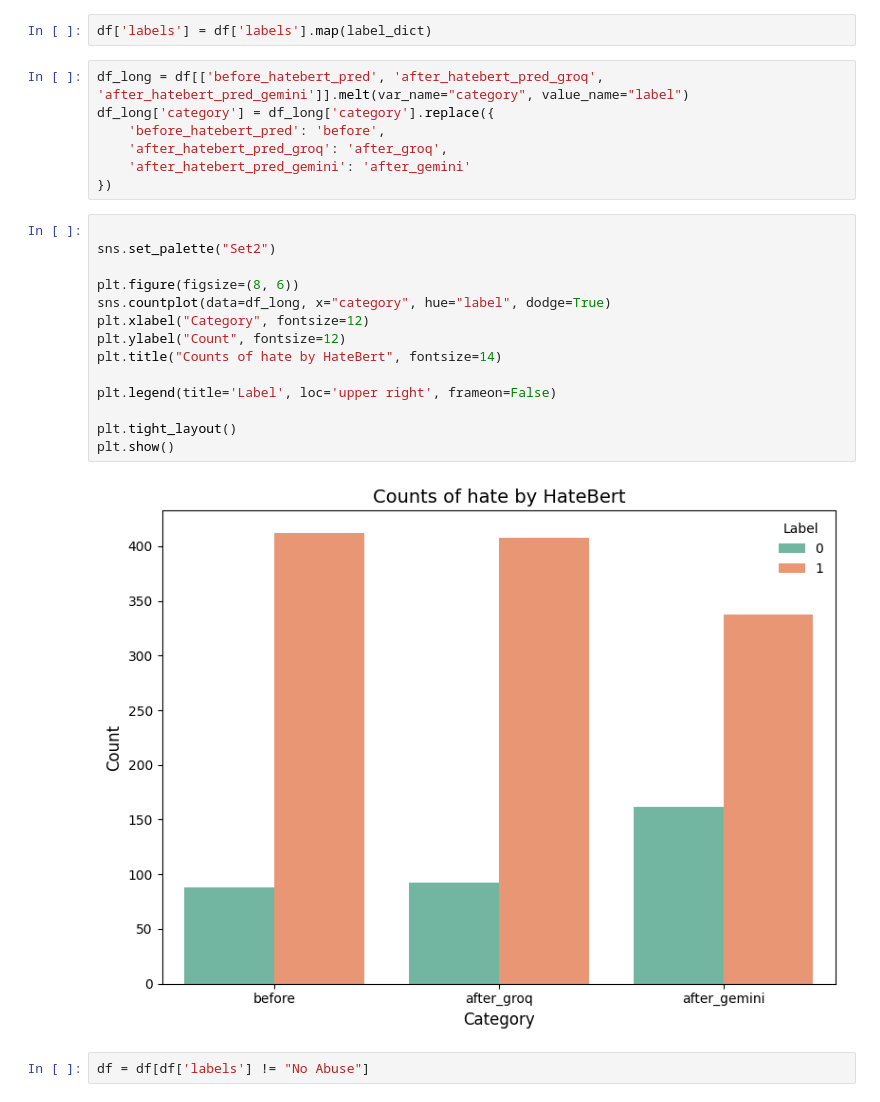
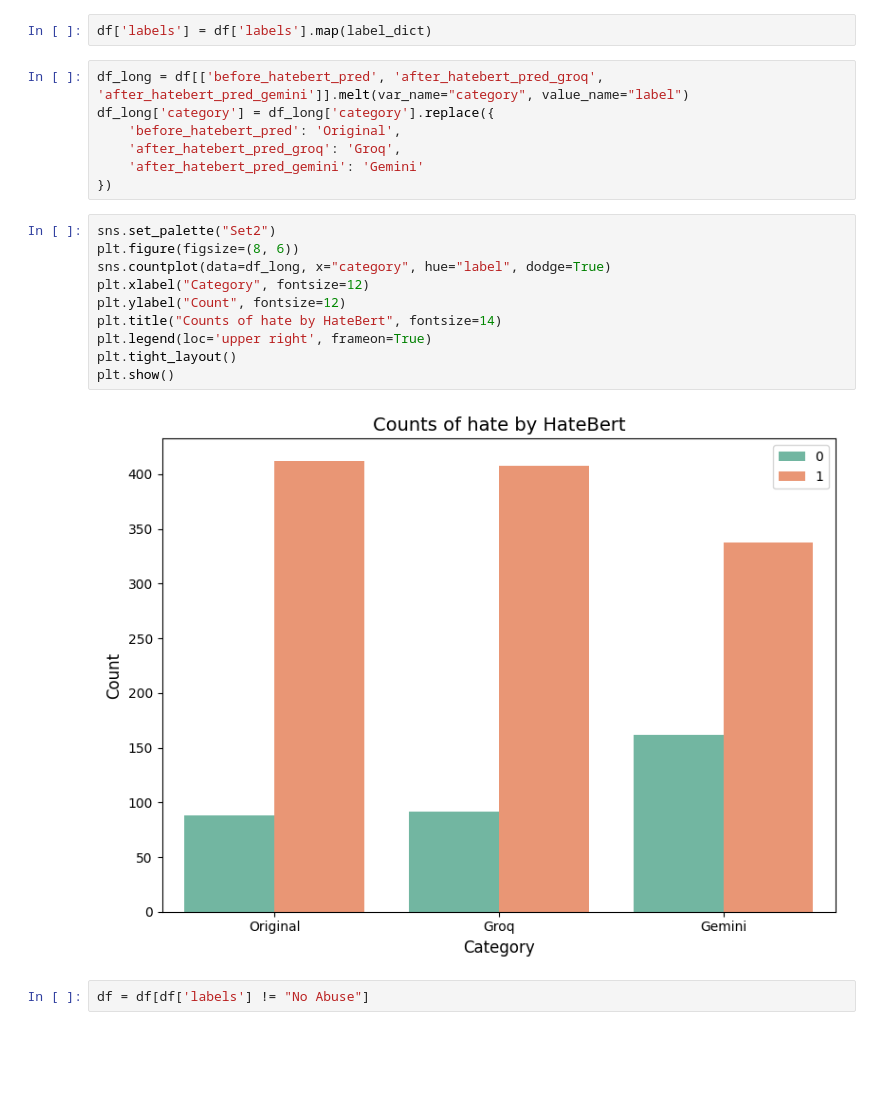
Before and after one commit to pinglainstitute/LLM-reviewtransformation, a Jupyter notebook: Notebooks/Twitter/twitter_transform.ipynb, the cells around one changed output. Saved outputs shown, nothing was run; the diff lists cells and outputs as text; blank space fills up the shorter version.

```diff
--- a/Notebooks/Twitter/twitter_transform.ipynb
+++ b/Notebooks/Twitter/twitter_transform.ipynb
@@ -439,26 +423,22 @@ df['labels'] = df['labels'].map(label_dict)
 # %%
 df_long = df[['before_hatebert_pred', 'after_hatebert_pred_groq', 'after_hatebert_pred_gemini']].melt(var_name="category", value_name="label")
 df_long['category'] = df_long['category'].replace({
-    'before_hatebert_pred': 'before',
-    'after_hatebert_pred_groq': 'after_groq',
-    'after_hatebert_pred_gemini': 'after_gemini'
+    'before_hatebert_pred': 'Original',
+    'after_hatebert_pred_groq': 'Groq',
+    'after_hatebert_pred_gemini': 'Gemini'
 })
 # %%
-
 sns.set_palette("Set2")
-
 plt.figure(figsize=(8, 6))
 sns.countplot(data=df_long, x="category", hue="label", dodge=True)
 plt.xlabel("Category", fontsize=12)
 plt.ylabel("Count", fontsize=12)
 plt.title("Counts of hate by HateBert", fontsize=14)
-
-plt.legend(title='Label', loc='upper right', frameon=False)
-
+plt.legend(loc='upper right', frameon=True)
 plt.tight_layout()
 plt.show()
 # %% [output]
-[figure, old version]
+[figure, new version]
 # %%
 df = df[df['labels'] != "No Abuse"]
 # %%
```
Also changed, not shown: parts of 37 cells of this notebook, 19 other files.
